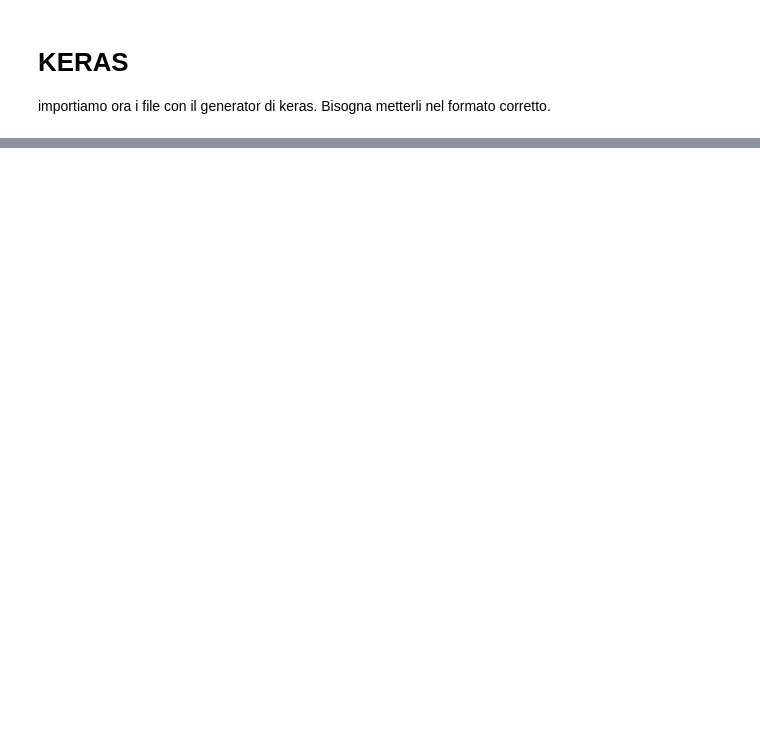
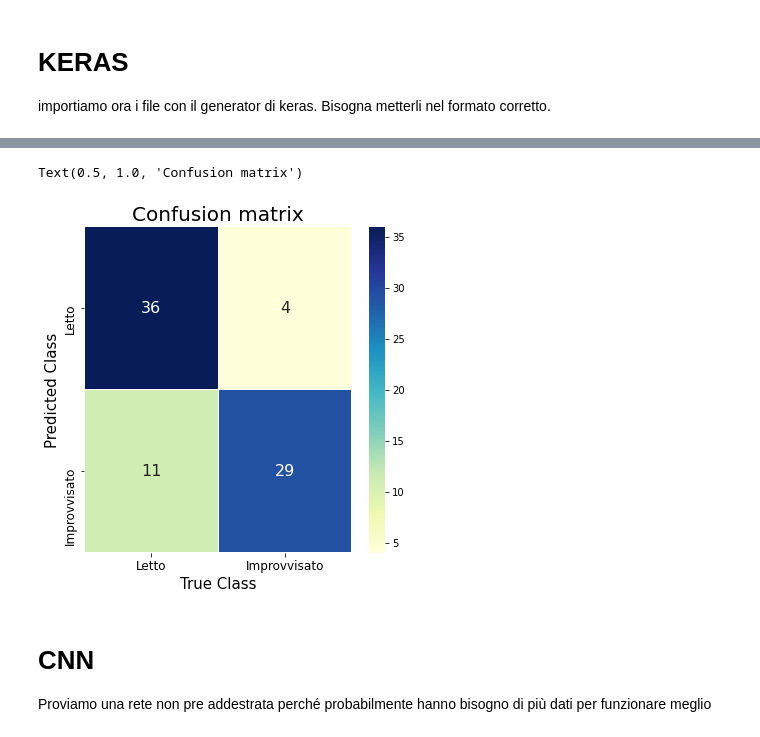
Before and after one commit to Chri1629/dsim_project, a Jupyter notebook: audio/audio.ipynb, the cells around one changed output, grey strips where cells are left out. Saved outputs shown, nothing was run; the diff lists cells and outputs as text; code cells hidden in the pictures; blank space fills up the shorter version.

```diff
--- a/audio/audio.ipynb
+++ b/audio/audio.ipynb
@@ -350,0 +475,2 @@ acc_loss(hist1)
+# %%
+pred_2 = net2.predict(test_generator)
@@ -350,0 +479,2 @@ acc_loss(hist1)
+# %%
+pred_2 = np.argmax(pred_2, axis = 1)
@@ -350,0 +492,23 @@ acc_loss(hist1)
+# %%
+cm = confusion_matrix(test_generator.classes, pred_2)
+
+fig = plt.figure(figsize = (6,6))
+ax = plt.subplot()
+sns.heatmap(cm, annot=True, annot_kws={"size": 16},
+           linewidths=.1, cmap="YlGnBu")
+plt.xlabel("True Class", size = 15)
+plt.ylabel("Predicted Class", size = 15)
+plt.xticks(size = 12)
+plt.yticks(size = 12)
+ax.yaxis.set_ticklabels(['Letto', 'Improvvisato'])
+ax.xaxis.set_ticklabels(['Letto', 'Improvvisato'])
+#ax.set_yticklabels(['Letto', 'Improvvisato'], rotation=90, ha='right', minor=False)
+
+plt.title("Confusion matrix", size = 20)
+# %% [output]
+Text(0.5, 1.0, 'Confusion matrix')
+[figure, added]
+# %% [markdown]
+# CNN
+
+Proviamo una rete non pre addestrata perché probabilmente hanno bisogno di più dati per funzionare meglio
```
Also changed, not shown: parts of 38 cells of this notebook.
